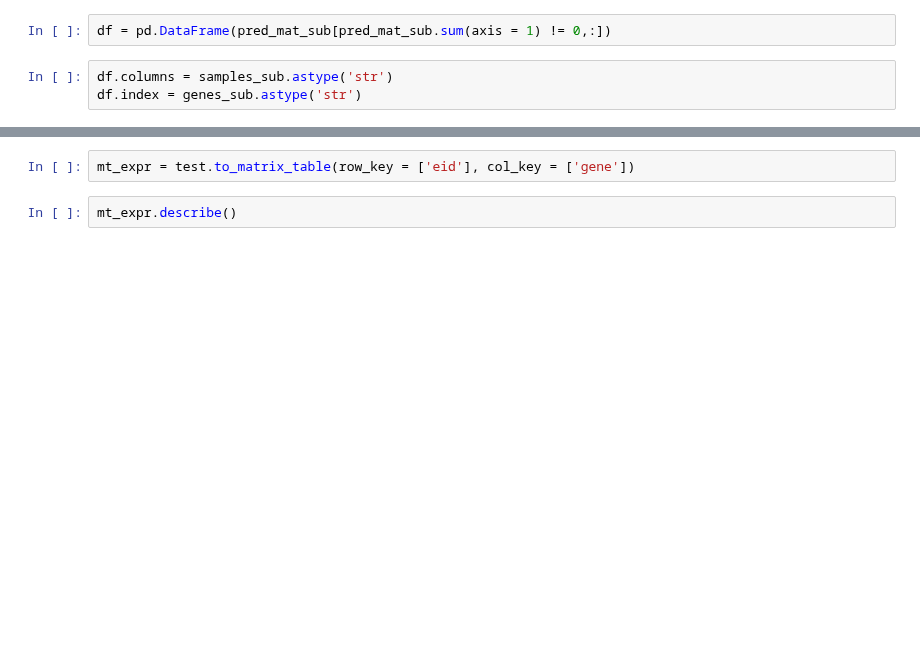
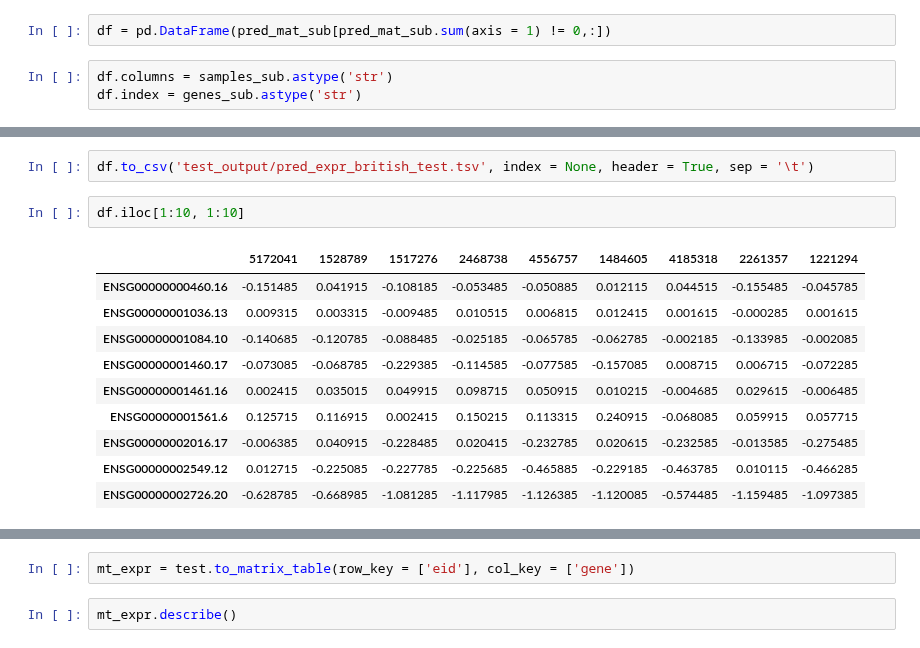
Before and after one commit to liangyy/ptrs-ukb, a Jupyter notebook: notebook/look_at_predicted_expr.ipynb, the cells around one changed output, grey strips where cells are left out. Cells and saved outputs as stored; diff of their text form; blank space fills up the shorter version.

```diff
--- a/notebook/look_at_predicted_expr.ipynb
+++ b/notebook/look_at_predicted_expr.ipynb
@@ -116,0 +115,15 @@ df_melt.shape
+# %%
+df.to_csv('test_output/pred_expr_british_test.tsv', index = None, header = True, sep = '\t')
+# %%
+df.iloc[1:10, 1:10]
+# %% [output]
+|  | 5172041 | 1528789 | 1517276 | 2468738 | 4556757 | 1484605 | 4185318 | 2261357 | 1221294 |
+| ENSG00000000460.16 | -0.151485 | 0.041915 | -0.108185 | -0.053485 | -0.050885 | 0.012115 | 0.044515 | -0.155485 | -0.045785 |
+| ENSG00000001036.13 | 0.009315 | 0.003315 | -0.009485 | 0.010515 | 0.006815 | 0.012415 | 0.001615 | -0.000285 | 0.001615 |
+| ENSG00000001084.10 | -0.140685 | -0.120785 | -0.088485 | -0.025185 | -0.065785 | -0.062785 | -0.002185 | -0.133985 | -0.002085 |
+| ENSG00000001460.17 | -0.073085 | -0.068785 | -0.229385 | -0.114585 | -0.077585 | -0.157085 | 0.008715 | 0.006715 | -0.072285 |
+| ENSG00000001461.16 | 0.002415 | 0.035015 | 0.049915 | 0.098715 | 0.050915 | 0.010215 | -0.004685 | 0.029615 | -0.006485 |
+| ENSG00000001561.6 | 0.125715 | 0.116915 | 0.002415 | 0.150215 | 0.113315 | 0.240915 | -0.068085 | 0.059915 | 0.057715 |
+| ENSG00000002016.17 | -0.006385 | 0.040915 | -0.228485 | 0.020415 | -0.232785 | 0.020615 | -0.232585 | -0.013585 | -0.275485 |
+| ENSG00000002549.12 | 0.012715 | -0.225085 | -0.227785 | -0.225685 | -0.465885 | -0.229185 | -0.463785 | 0.010115 | -0.466285 |
+| ENSG00000002726.20 | -0.628785 | -0.668985 | -1.081285 | -1.117985 | -1.126385 | -1.120085 | -0.574485 | -1.159485 | -1.097385 |
```
Also changed, not shown: parts of 12 cells of this notebook, 7 other files.
